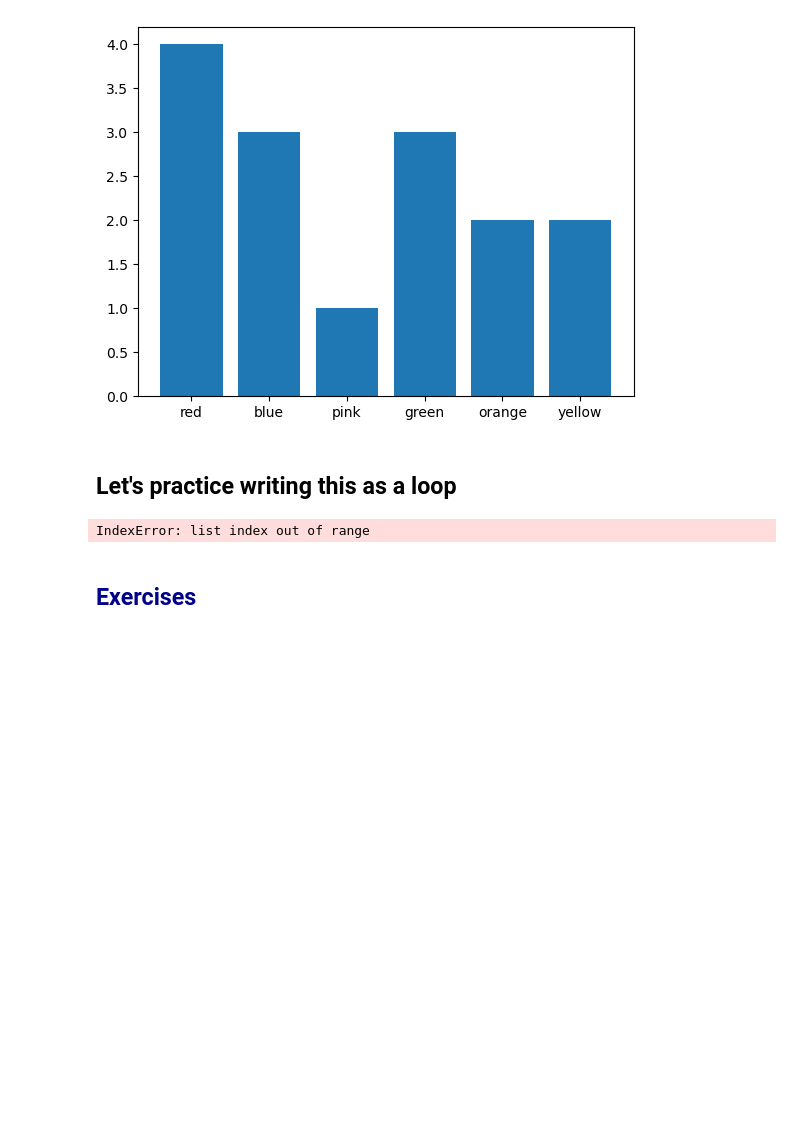
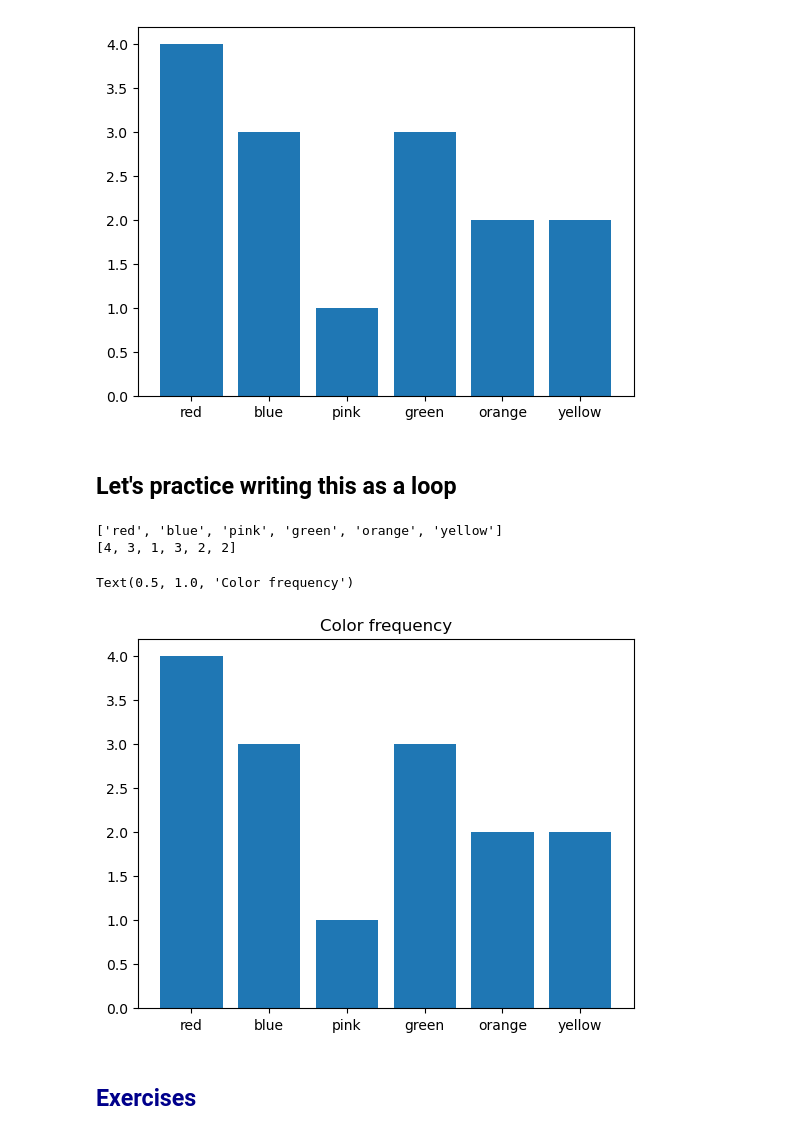
Before and after one commit to kelsxcx/qtm151fall2025, a Jupyter notebook: Lecture_07 - loops/Lecture7.ipynb, the cells around one changed output. Cells and saved outputs as stored; diff of their text form; code cells hidden in the pictures; blank space fills up the shorter version.

```diff
--- a/Lecture_07 - loops/Lecture7.ipynb
+++ b/Lecture_07 - loops/Lecture7.ipynb
@@ -351,18 +351,24 @@ plt.show()
 # %%
 color_list = []
 color_count = []
 for color in favorite_colors:
     if color not in color_list :
         color_list.append(color)
-        count.append(1)
+        color_count.append(1)
     else:
-        for i in range (len(favorite_colors)):
-            if
+        index = color_list.index(color)
+        color_count[index] += 1
 
 print(color_list)
 print(color_count)
+
+plt.bar(color_list, color_count)
+plt.title("Color frequency")
 # %% [output]
-IndexError: list index out of range
+['red', 'blue', 'pink', 'green', 'orange', 'yellow']
+[4, 3, 1, 3, 2, 2]
+Text(0.5, 1.0, 'Color frequency')
+[figure, added]
 # %%
 # cell for the final loop
 # %% [markdown]
```
Also changed, not shown: parts of 7 cells of this notebook, 26 other files.
